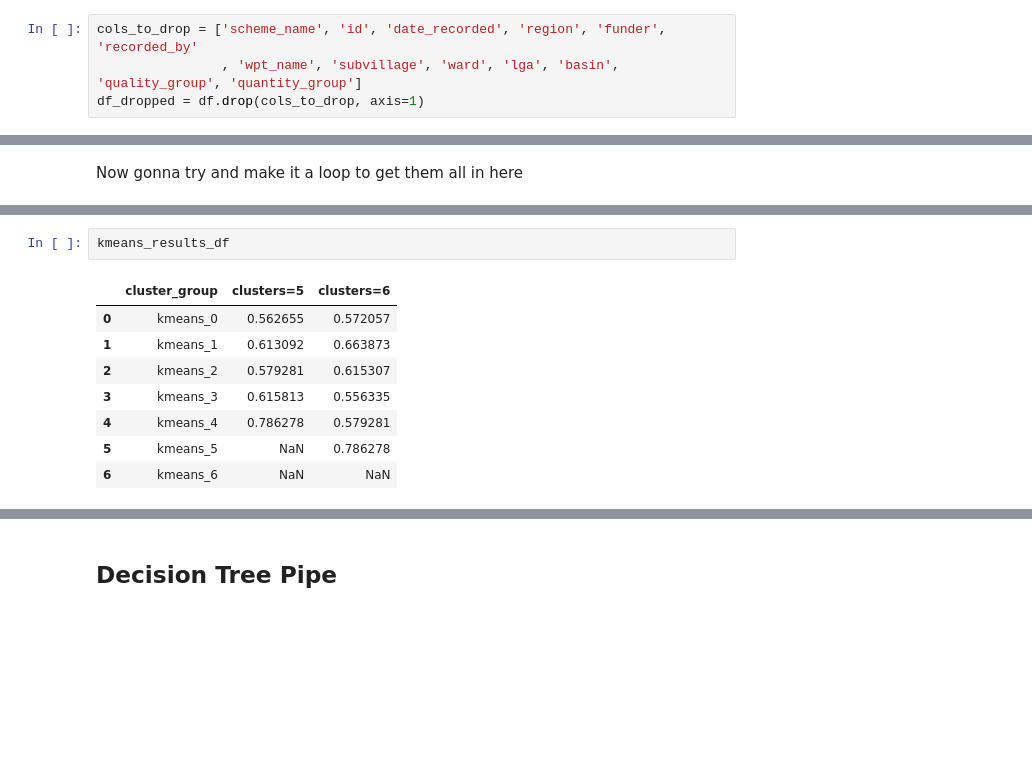
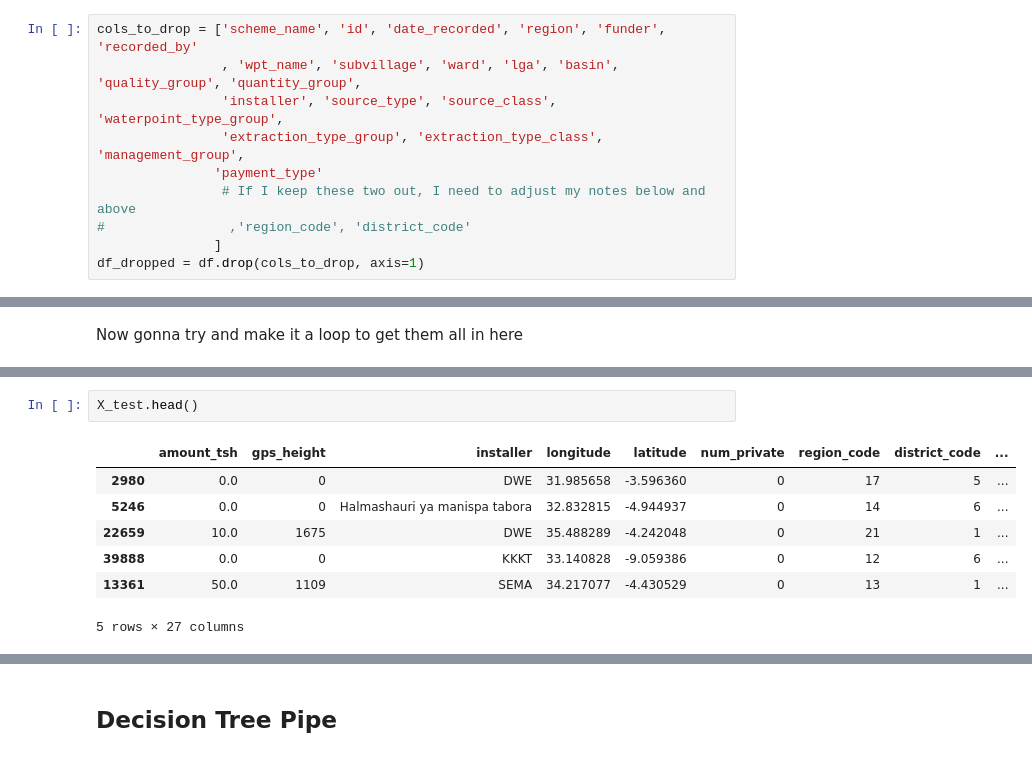
Before and after one commit to mduncan23/Tanzanian-Water-Wells-Analysis, a Jupyter notebook: Water_well_clean.ipynb, the cells around one changed output, grey strips where cells are left out. Cells and saved outputs as stored; diff of their text form; blank space fills up the shorter version.

```diff
--- a/Water_well_clean.ipynb
+++ b/Water_well_clean.ipynb
@@ -210,4 +218,10 @@ To ensure that we are reducing the noise in the dataset while simultaneously bei
 # %%
 cols_to_drop = ['scheme_name', 'id', 'date_recorded', 'region', 'funder', 'recorded_by'
-                , 'wpt_name', 'subvillage', 'ward', 'lga', 'basin', 'quality_group', 'quantity_group']
+                , 'wpt_name', 'subvillage', 'ward', 'lga', 'basin', 'quality_group', 'quantity_group',
+                'installer', 'source_type', 'source_class', 'waterpoint_type_group',
+                'extraction_type_group', 'extraction_type_class', 'management_group',
+               'payment_type'
+                # If I keep these two out, I need to adjust my notes below and above
+#                ,'region_code', 'district_code'
+               ]
 df_dropped = df.drop(cols_to_drop, axis=1)
@@ -815,11 +579,10 @@ for i in range(1,7):
-# %%
-kmeans_results_df
-# %% [output]
-|  | cluster_group | clusters=5 | clusters=6 |
-| 0 | kmeans_0 | 0.562655 | 0.572057 |
-| 1 | kmeans_1 | 0.613092 | 0.663873 |
-| 2 | kmeans_2 | 0.579281 | 0.615307 |
-| 3 | kmeans_3 | 0.615813 | 0.556335 |
-| 4 | kmeans_4 | 0.786278 | 0.579281 |
-| 5 | kmeans_5 | NaN | 0.786278 |
-| 6 | kmeans_6 | NaN | NaN |
+# %%
+X_test.head()
+# %% [output]
+|  | amount_tsh | gps_height | installer | longitude | latitude | num_private | region_code | district_code | ... |
+| 2980 | 0.0 | 0 | DWE | 31.985658 | -3.596360 | 0 | 17 | 5 | ... |
+| 5246 | 0.0 | 0 | Halmashauri ya manispa tabora | 32.832815 | -4.944937 | 0 | 14 | 6 | ... |
+| 22659 | 10.0 | 1675 | DWE | 35.488289 | -4.242048 | 0 | 21 | 1 | ... |
+| 39888 | 0.0 | 0 | KKKT | 33.140828 | -9.059386 | 0 | 12 | 6 | ... |
+| 13361 | 50.0 | 1109 | SEMA | 34.217077 | -4.430529 | 0 | 13 | 1 | ... |
+5 rows × 27 columns
```
Also changed, not shown: parts of 96 cells of this notebook, 5 other files.
